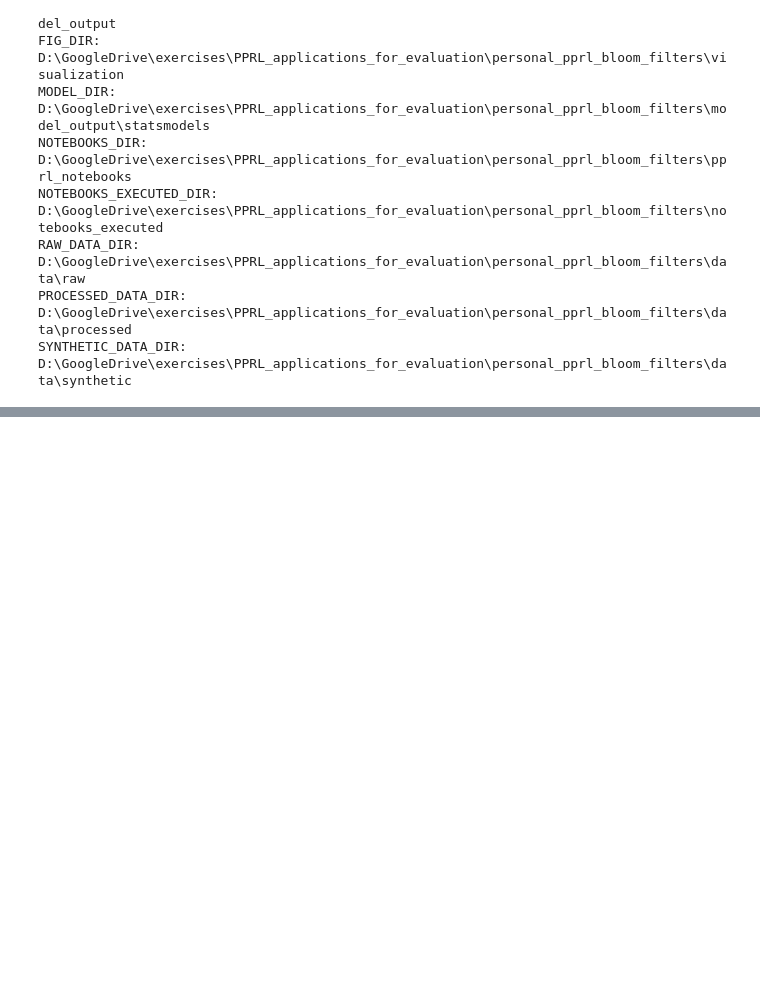
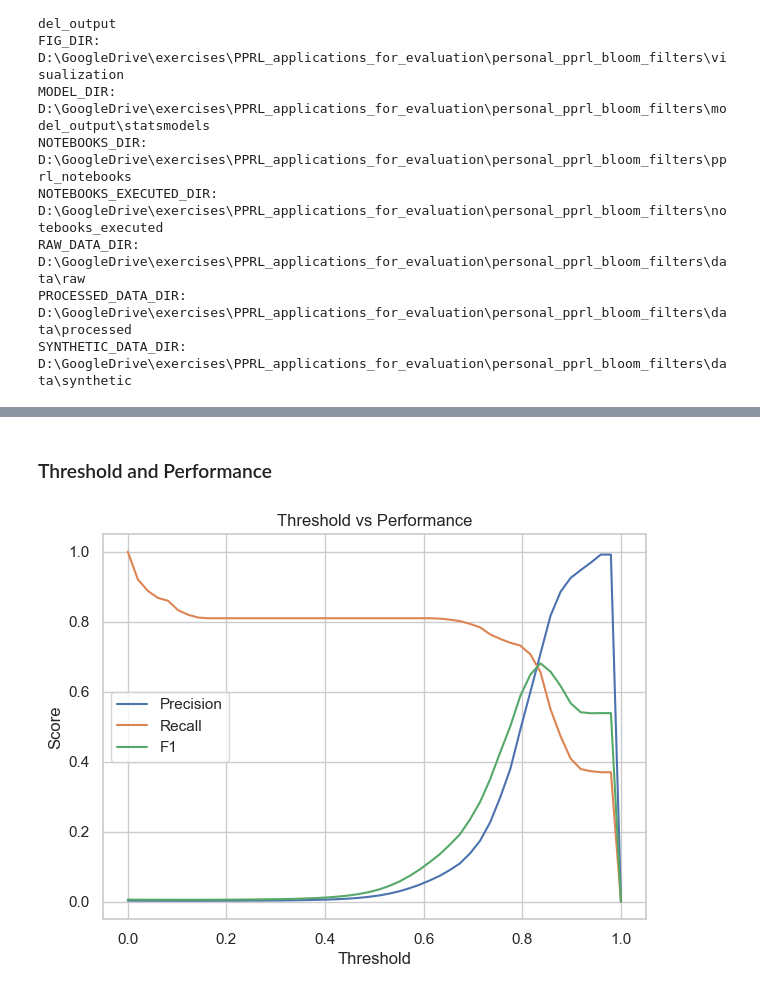
Before and after one commit to dmainagithub/personal_pprl_bloom_filters, a Jupyter notebook: notebooks_executed/05_scalable_pipeline.ipynb, the cells around one changed output, grey strips where cells are left out. Cells and saved outputs as stored; diff of their text form; code cells hidden in the pictures; blank space fills up the shorter version.

```diff
--- a/notebooks_executed/05_scalable_pipeline.ipynb
+++ b/notebooks_executed/05_scalable_pipeline.ipynb
@@ -126,0 +168,39 @@ xxx
+# %%
+import numpy as np
+
+thresholds = np.linspace(0, 1, 50)
+
+metrics = []
+
+for t in thresholds:
+    preds = (y_scores >= t).astype(int)
+
+    tp = ((preds == 1) & (y_true == 1)).sum()
+    fp = ((preds == 1) & (y_true == 0)).sum()
+    fn = ((preds == 0) & (y_true == 1)).sum()
+
+    precision_val = tp / (tp + fp + 1e-10)
+    recall_val = tp / (tp + fn + 1e-10)
+    f1_val = 2 * precision_val * recall_val / (precision_val + recall_val + 1e-10)
+
+    metrics.append((t, precision_val, recall_val, f1_val))
+
+metrics_df = pd.DataFrame(metrics, columns=["threshold", "precision", "recall", "f1"])
+# %% [markdown]
+### Threshold and Performance
+# %%
+plt.figure(figsize=(7,5))
+
+plt.plot(metrics_df["threshold"], metrics_df["precision"], label="Precision")
+plt.plot(metrics_df["threshold"], metrics_df["recall"], label="Recall")
+plt.plot(metrics_df["threshold"], metrics_df["f1"], label="F1")
+
+plt.xlabel("Threshold")
+plt.ylabel("Score")
+plt.title("Threshold vs Performance")
+plt.legend()
+
+plt.savefig(FIG_DIR / "threshold_analysis.png", dpi=300, bbox_inches="tight")
+plt.show()
+# %% [output]
+[figure, added]
```
Also changed, not shown: parts of 20 cells of this notebook, 13 other files.
